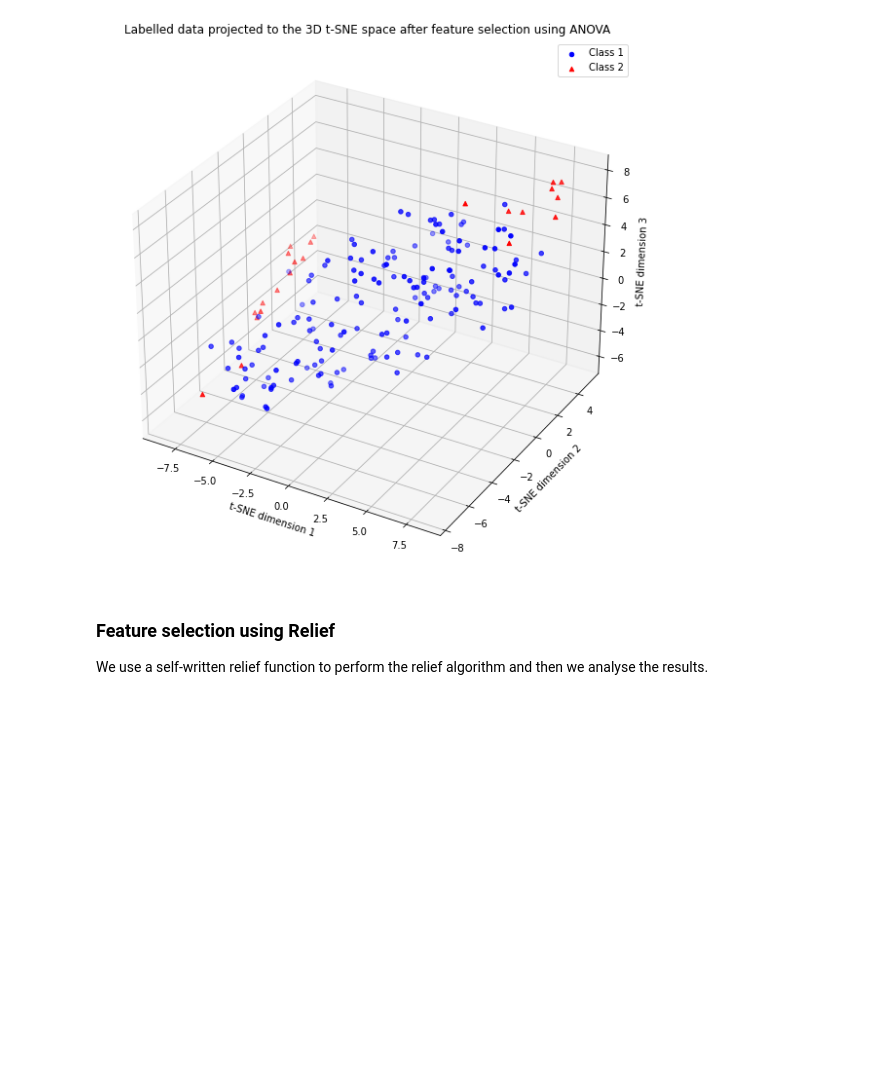
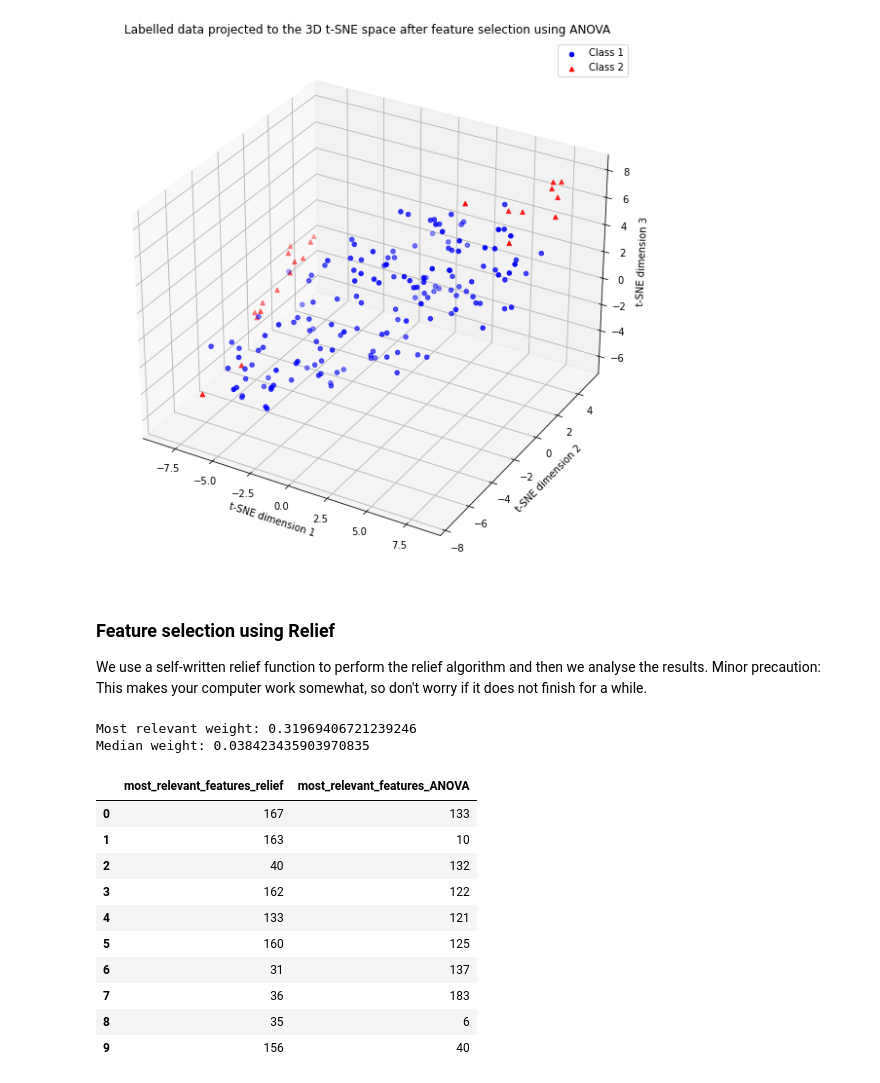
Before and after one commit to mariuscaptari/data-science-coursework, a Jupyter notebook: 3a/3a2/Exploratory_analysis_3a.ipynb, the cells around one changed output. Drawn from its saved outputs; the diff is of its cells as text; code cells hidden in the pictures; blank space fills up the shorter version.

```diff
--- a/3a/3a2/Exploratory_analysis_3a.ipynb
+++ b/3a/3a2/Exploratory_analysis_3a.ipynb
@@ -282,5 +283,30 @@ plot_tsne3d(tsne, "Labelled data projected to the 3D t-SNE space after feature s
 # %% [markdown]
 ### Feature selection using Relief
 We use a self-written relief function to perform the relief algorithm and then we analyse the results.
+Minor precaution: This makes your computer work somewhat, so don't worry if it does not finish for a while.
 # %%
-from Preprocessing.relief import relief
+w = relief(df, labels, labels.shape[0])
+print(f"Most relevant weight: {max(w)}")
+print(f"Median weight: {median(w)}")
+
+sorted_weights, sorted_feature_weight_indices = zip(*sorted(zip(w, list(range(df.shape[1]))), reverse=True))
+
+comp = pd.DataFrame()
+comp['most_relevant_features_relief'] = sorted_feature_weight_indices[:10]
+comp['most_relevant_features_ANOVA'] = sorted_feature_indices[:10]
+
+comp
+# %% [output]
+Most relevant weight: 0.31969406721239246
+Median weight: 0.038423435903970835
+|  | most_relevant_features_relief | most_relevant_features_ANOVA |
+| 0 | 167 | 133 |
+| 1 | 163 | 10 |
+| 2 | 40 | 132 |
+| 3 | 162 | 122 |
+| 4 | 133 | 121 |
+| 5 | 160 | 125 |
+| 6 | 31 | 137 |
+| 7 | 36 | 183 |
+| 8 | 35 | 6 |
+| 9 | 156 | 40 |
```
Also changed, not shown: parts of 8 cells of this notebook, 1 other file.
